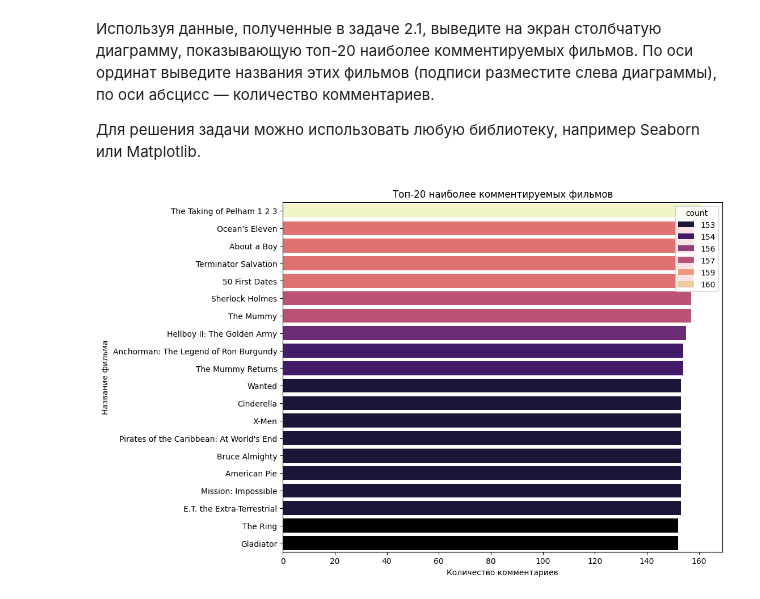
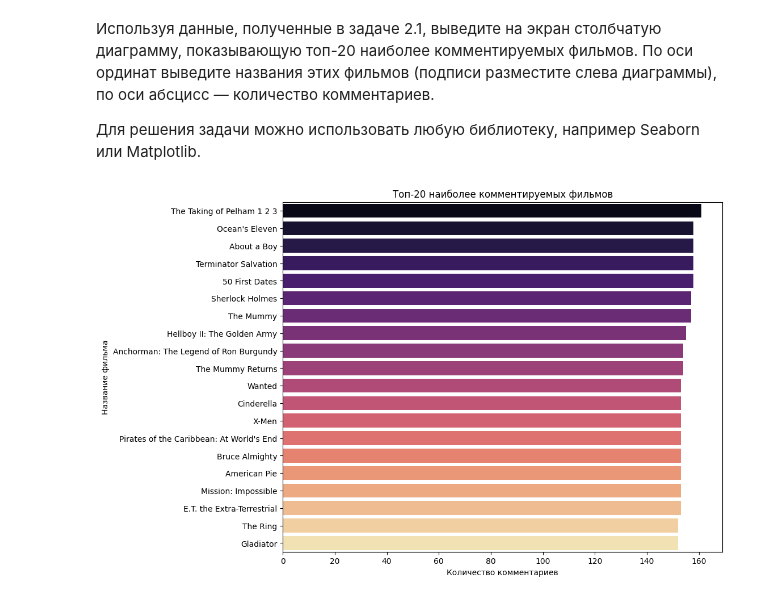
Before and after one commit to Niktyav/mipt_ds_sspd, a Jupyter notebook: HW4/Vyatkin_Roman_Выборка_и_агрегация_данных_в_MongoDB.ipynb, the cells around one changed output. Cells and saved outputs as stored; diff of their text form; code cells hidden in the pictures.

```diff
--- a/HW4/Vyatkin_Roman_Выборка_и_агрегация_данных_в_MongoDB.ipynb
+++ b/HW4/Vyatkin_Roman_Выборка_и_агрегация_данных_в_MongoDB.ipynb
@@ -275,21 +275,20 @@ movie_comments
 # %%
 import matplotlib.pyplot as plt
 import seaborn as sns
 import pandas as pd
 
 # Сортируем фильмы по количеству комментариев и берем топ-20
 top_movies = sorted(movie_comments, key=lambda x: x["count"], reverse=True)[:20]
 
 # Создаем датафрейм для построения графика
 
 df = pd.DataFrame(top_movies)
-
 # Создаем график
 plt.figure(figsize=(10, 8))
-sns.barplot(x="count", y="title", data=df, hue="count", palette="magma")
+sns.barplot(x="count", y="title", data=df, hue="title", palette="magma")
 plt.xlabel("Количество комментариев")
 plt.ylabel("Название фильма")
 plt.title("Топ-20 наиболее комментируемых фильмов")
 plt.show()
 # %% [output]
-[figure, old version]
+[figure, new version]
```
Also changed, not shown: 3 other files.
